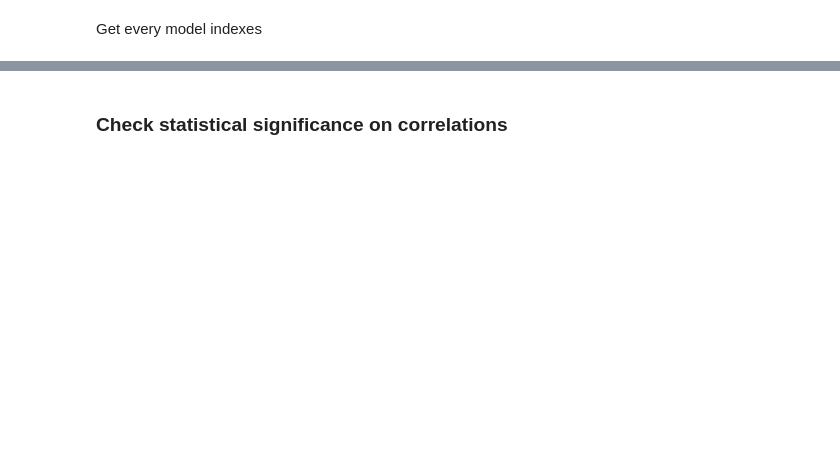
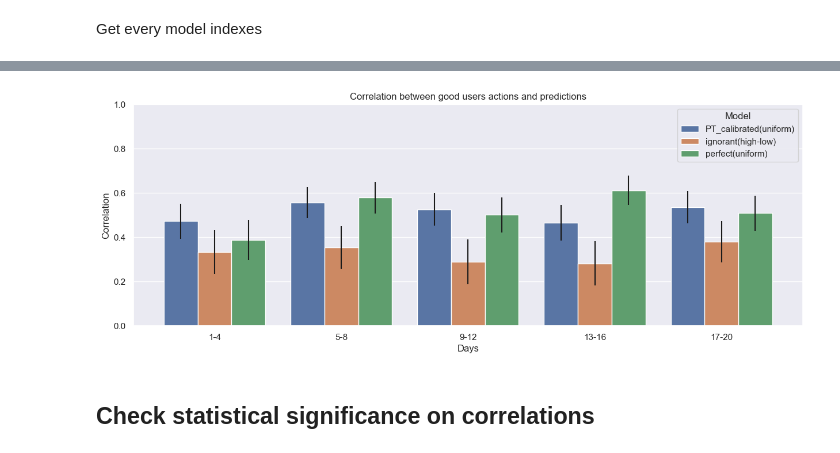
Before and after one commit to MeirNizri/How-Humans-React-to-Calibrated-Predictions, a Jupyter notebook: prob_models_analysis.ipynb, the cells around one changed output, grey strips where cells are left out. Saved outputs shown, nothing was run; the diff lists cells and outputs as text; code cells hidden in the pictures; blank space fills up the shorter version.

```diff
--- a/prob_models_analysis.ipynb
+++ b/prob_models_analysis.ipynb
@@ -199,5 +288,44 @@ plt.show()
+# %%
+# calculate and plot correlation between model prediction and first_rate for each model
+df_corr_ci = pd.DataFrame({'Model': [], 'Correlation': [], 'CI Lower': [], 'CI Upper': [], 'Day': []})
+
+num_days_in_group = 4
+grouped_days = [preds.columns[i:i+num_days_in_group] for i in range(0, len(preds.columns), num_days_in_group)]
+grouped_days_names = ['1-4', '5-8', '9-12', '13-16', '17-20']
+
+for i, model in enumerate(models_names):
+    preds_model = preds.loc[model_indexes_good[model]]
+    grouped_preds_model = pd.DataFrame()
+    for group in grouped_days:
+        grouped_preds_model = pd.concat([grouped_preds_model, preds_model[group].apply(list, axis=1)], axis=1)
+    grouped_preds_model.columns = grouped_days_names
+    grouped_preds_model = grouped_preds_model.explode(grouped_days_names)
+
+    first_rate_model = first_rate.loc[model_indexes_good[model]]
+    grouped_first_rate_model = pd.DataFrame()
+    for group in grouped_days:
+        grouped_first_rate_model = pd.concat([grouped_first_rate_model, first_rate_model[group].apply(list, axis=1)], axis=1)
+    grouped_first_rate_model.columns = grouped_days_names
+    grouped_first_rate_model = grouped_first_rate_model.explode(grouped_days_names)
+
+    correlations, ci_lower, ci_upper = calculate_corr_ci(grouped_preds_model, grouped_first_rate_model)
+    new_rows = pd.DataFrame({'Correlation': correlations, 'CI Lower': ci_lower, 'CI Upper': ci_upper, 'Model': model, 'Day': grouped_preds_model.columns})
+    df_corr_ci = pd.concat([df_corr_ci, new_rows], ignore_index=True)
+
+df_corr_ci['errorbar'] = (df_corr_ci['CI Upper'] - df_corr_ci['CI Lower'])/2
+
+plt.figure(figsize=(15, 5))
+ax = sns.barplot(data=df_corr_ci, x='Day', y='Correlation', hue='Model')#, errorbar=('ci', 0.9), edgecolor='black')
+x_coords = [p.get_x() + 0.5 * p.get_width() for p in ax.patches]
+y_coords = [p.get_height() for p in ax.patches]
+ax.errorbar(x=x_coords, y=y_coords, yerr=df_corr_ci['errorbar'], fmt="none", c="k")
+
+ax.set(ylim=(0, 1), title='Correlation between good users actions and predictions', ylabel='Correlation', xlabel='Days')
+plt.show()
+# %% [output]
+[figure, added]
 # %% [markdown]
-### Check statistical significance on correlations
+## Check statistical significance on correlations
 # %%
 cors = pd.DataFrame(columns=models_names)
 
```
Also changed, not shown: parts of 30 cells of this notebook, 9 other files.
